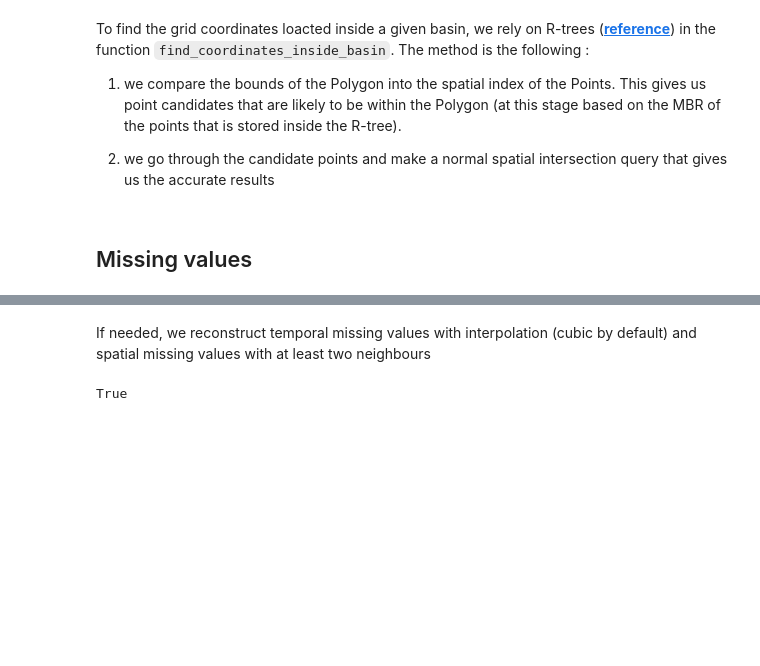
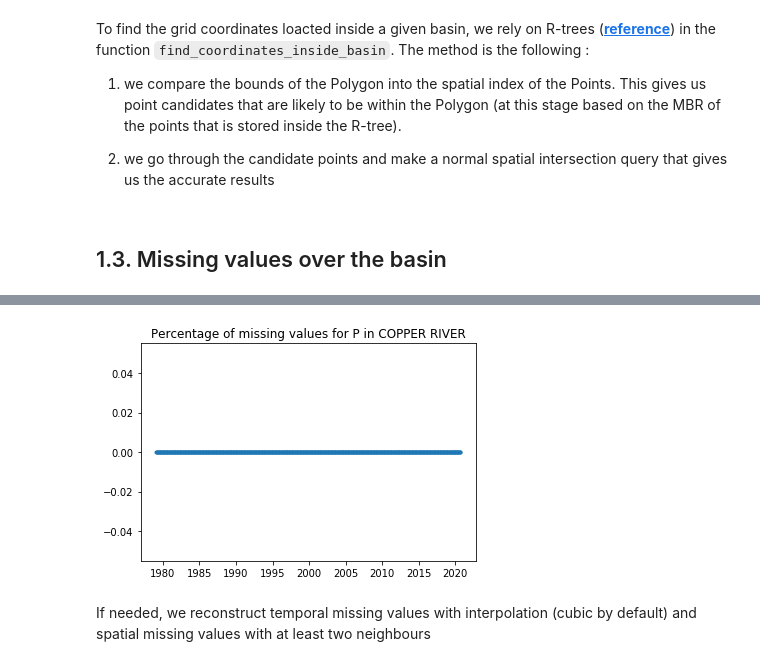
Before and after one commit to lehmannfa/water_storage_changes, a Jupyter notebook: water_budget/Explore datasets.ipynb, the cells around one changed output, grey strips where cells are left out. Saved outputs shown, nothing was run; the diff lists cells and outputs as text; code cells hidden in the pictures; blank space fills up the shorter version.

```diff
--- a/water_budget/Explore datasets.ipynb
+++ b/water_budget/Explore datasets.ipynb
@@ -142,12 +151,12 @@ final_selection=find_coordinates_inside_basin(my_basin,spatial_grid,basins)
 # %%
 hydro_basin=hydro_grid.loc[final_selection.index]
 # %% [markdown]
-## Missing values
+## 1.3. Missing values over the basin
 # %%
-nb_missing_values=hydro_basin.loc[:,['{} {}'.format(hydro_var_name,d.date()) for d in time_idx]].isna().sum()
+nb_missing_values=hydro_basin.loc[:,['{} {}'.format(hydro_var_name,d.date()) for d in time_hydro]].isna().sum()
 perc_missing_values=100*nb_missing_values/final_selection.shape[0]
 plt.figure()
-plt.plot(time_idx,perc_missing_values,'.')
+plt.plot(time_hydro,perc_missing_values,'.')
 plt.title("Percentage of missing values for {} in {}".format(hydro_var_name,basin_name))
 plt.show()
 # %% [output]
@@ -156,7 +163,3 @@ plt.show()
+[figure, added]
 # %% [markdown]
 If needed, we reconstruct temporal missing values with interpolation (cubic by default) and spatial missing values with at least two neighbours
-# %%
-hydro_basin,filling=my_fillna(hydro_basin,hydro_var_name,time_idx,time_idx,data,version=version_data[data])
-filling
-# %% [output]
-True
```
Also changed, not shown: parts of 85 cells of this notebook.
